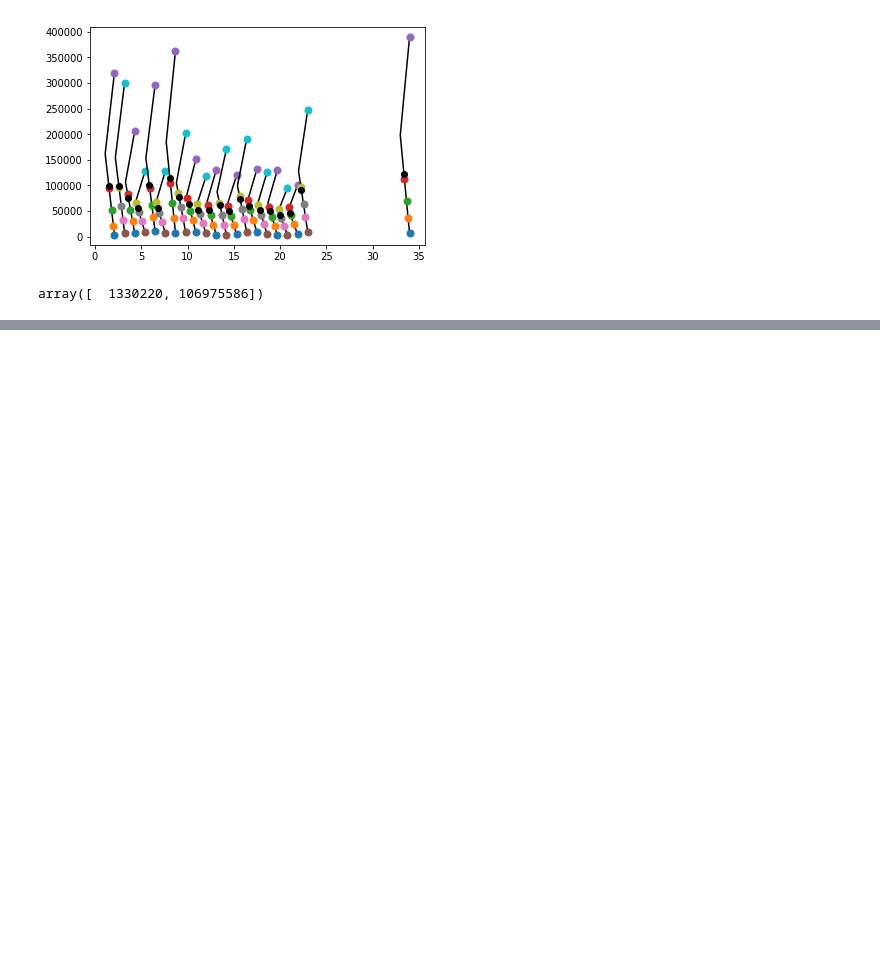
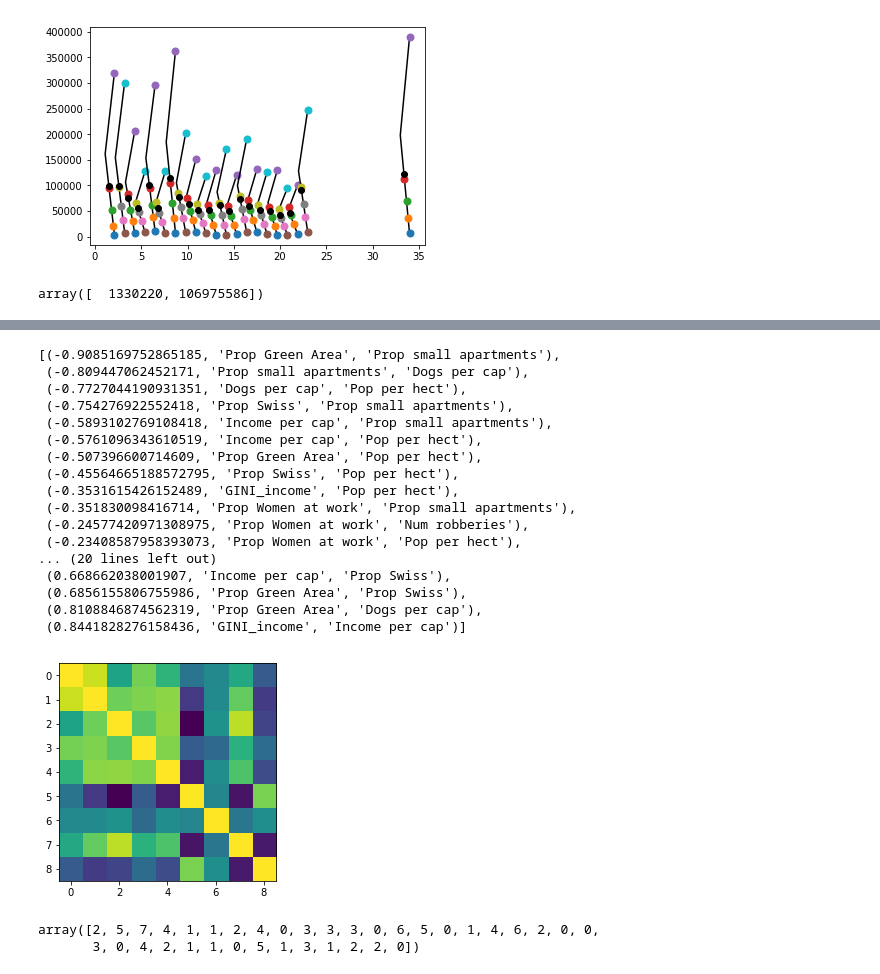
Before and after one commit to DataScienceForGood/TaxationInequality, a Jupyter notebook: planning/Meetup_2018.08.16/Mapping 2015 taxation data tutorial.ipynb, the cells around one changed output, grey strips where cells are left out. Saved outputs shown, nothing was run; the diff lists cells and outputs as text; code cells hidden in the pictures; blank space fills up the shorter version.

```diff
--- a/planning/Meetup_2018.08.16/Mapping 2015 taxation data tutorial.ipynb
+++ b/planning/Meetup_2018.08.16/Mapping 2015 taxation data tutorial.ipynb
@@ -82,6 +82,9 @@ def find_IC(ic_id):
 # - Compute totals for income for each WV
 vfWVTotalIncome = [sum(dfIncome.loc[find_WV(id), 'total_income'])
                    for id in vnWVIDs]
+
+vnTotalDeclarations = [sum(dfIncome.loc[find_WV(id), 'num_declarations'])
+                           for id in vnWVIDs]
 # %% [markdown]
 Let's plot the total income per Wohnviertel to take a look at it.
 # %%
@@ -536,0 +580,60 @@ plt.plot(vfGini_Income, vfPropWomenAtWork, '.')
+# %%
+mfMatrix = np.stack((vfGini_Income,
+                     vfTotalIncome / np.asarray(vnTotalDeclarations),
+                     vfPropGreenArea,
+                     vfPropWomenAtWork,
+                     vfPropSwiss,
+                     vfPropApartments,
+                     vnNumRobberies,
+                     vfNumDogsPer100,
+                     vfPopPerHectare),)
+
+vstrIndicators = np.asarray(['GINI_income',
+                  'Income per cap',
+                  'Prop Green Area',
+                  'Prop Women at work',
+                  'Prop Swiss',
+                  'Prop small apartments',
+                  'Num robberies',
+                  'Dogs per cap',
+                  'Pop per hect'
+                 ])
+
+# - Plot the correlation matrix
+mfCorr = np.corrcoef(mfMatrix)
+plt.imshow(mfCorr)
+
+# - Remove lower triangular portion
+mfCorr[np.tril_indices(mfCorr.shape[0])] = 0
+
+# - Sort by correlation coefficients
+vnTriUInds = np.triu_indices(mfCorr.shape[0], 1)
+vfCorrs = mfCorr[vnTriUInds]
+vnSortedIndices = np.argsort(vfCorrs)
+list(zip(vfCorrs[vnSortedIndices],
+         vstrIndicators[vnTriUInds[0][vnSortedIndices]],
+         vstrIndicators[vnTriUInds[1][vnSortedIndices]]))
+# %% [output]
+[(-0.9085169752865185, 'Prop Green Area', 'Prop small apartments'),
+ (-0.809447062452171, 'Prop small apartments', 'Dogs per cap'),
+ (-0.7727044190931351, 'Dogs per cap', 'Pop per hect'),
+ (-0.754276922552418, 'Prop Swiss', 'Prop small apartments'),
+ (-0.5893102769108418, 'Income per cap', 'Prop small apartments'),
+ (-0.5761096343610519, 'Income per cap', 'Pop per hect'),
+ (-0.507396600714609, 'Prop Green Area', 'Pop per hect'),
+ (-0.45564665188572795, 'Prop Swiss', 'Pop per hect'),
+ (-0.3531615426152489, 'GINI_income', 'Pop per hect'),
+ (-0.351830098416714, 'Prop Women at work', 'Prop small apartments'),
+ (-0.24577420971308975, 'Prop Women at work', 'Num robberies'),
+ (-0.23408587958393073, 'Prop Women at work', 'Pop per hect'),
+... (20 lines left out)
+ (0.668662038001907, 'Income per cap', 'Prop Swiss'),
+ (0.6856155806755986, 'Prop Green Area', 'Prop Swiss'),
+ (0.8108846874562319, 'Prop Green Area', 'Dogs per cap'),
+ (0.8441828276158436, 'GINI_income', 'Income per cap')]
+[figure, added]
+# %%
+vnTriUInds[0][vnSortedIndices]
+# %% [output]
+array([2, 5, 7, 4, 1, 1, 2, 4, 0, 3, 3, 3, 0, 6, 5, 0, 1, 4, 6, 2, 0, 0,
+       3, 0, 4, 2, 1, 1, 0, 5, 1, 3, 1, 2, 2, 0])
```
Also changed, not shown: parts of 5 cells of this notebook, 1 other file.
